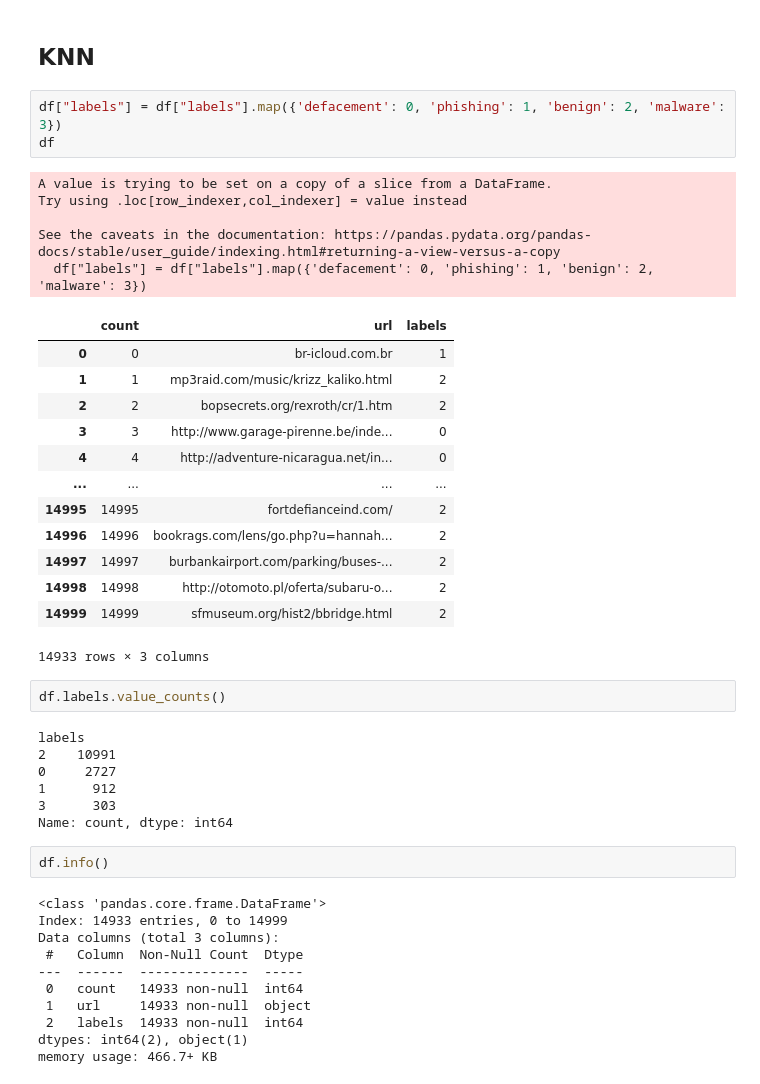
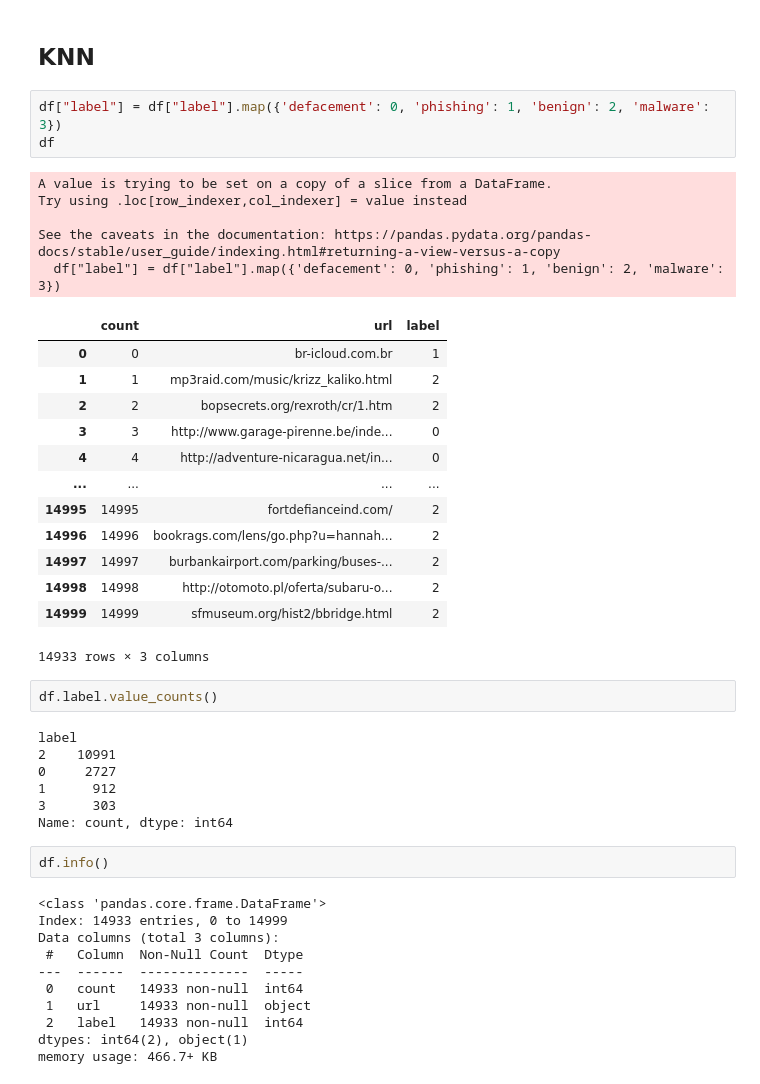
Before and after one commit to Sanyapushka8/URL, a Jupyter notebook: URL.ipynb, the cells around one changed output. Saved outputs shown, nothing was run; the diff lists cells and outputs as text.

```diff
--- a/URL.ipynb
+++ b/URL.ipynb
@@ -237,15 +237,15 @@ array([[  59, 3860,    1, ...,    0,    0,    0],
 # %% [markdown]
 ## KNN
 # %%
-df["labels"] = df["labels"].map({'defacement': 0, 'phishing': 1, 'benign': 2, 'malware': 3})
+df["label"] = df["label"].map({'defacement': 0, 'phishing': 1, 'benign': 2, 'malware': 3})
 df
 # %% [output]
 A value is trying to be set on a copy of a slice from a DataFrame.
 Try using .loc[row_indexer,col_indexer] = value instead
 
 See the caveats in the documentation: https://pandas.pydata.org/pandas-docs/stable/user_guide/indexing.html#returning-a-view-versus-a-copy
-  df["labels"] = df["labels"].map({'defacement': 0, 'phishing': 1, 'benign': 2, 'malware': 3})
+  df["label"] = df["label"].map({'defacement': 0, 'phishing': 1, 'benign': 2, 'malware': 3})
-|  | count | url | labels |
+|  | count | url | label |
 | 0 | 0 | br-icloud.com.br | 1 |
 | 1 | 1 | mp3raid.com/music/krizz_kaliko.html | 2 |
 | 2 | 2 | bopsecrets.org/rexroth/cr/1.htm | 2 |
@@ -259,9 +259,9 @@ See the caveats in the documentation: https://pandas.pydata.org/pandas-docs/stab
 | 14999 | 14999 | sfmuseum.org/hist2/bbridge.html | 2 |
 14933 rows × 3 columns
 # %%
-df.labels.value_counts()
+df.label.value_counts()
 # %% [output]
-labels
+label
 2    10991
 0     2727
 1      912
@@ -277,7 +277,7 @@ Data columns (total 3 columns):
 ---  ------  --------------  -----
  0   count   14933 non-null  int64
  1   url     14933 non-null  object
- 2   labels  14933 non-null  int64
+ 2   label   14933 non-null  int64
 dtypes: int64(2), object(1)
 memory usage: 466.7+ KB
 # %%
```
Also changed, not shown: parts of 9 cells of this notebook, 4 other files.
